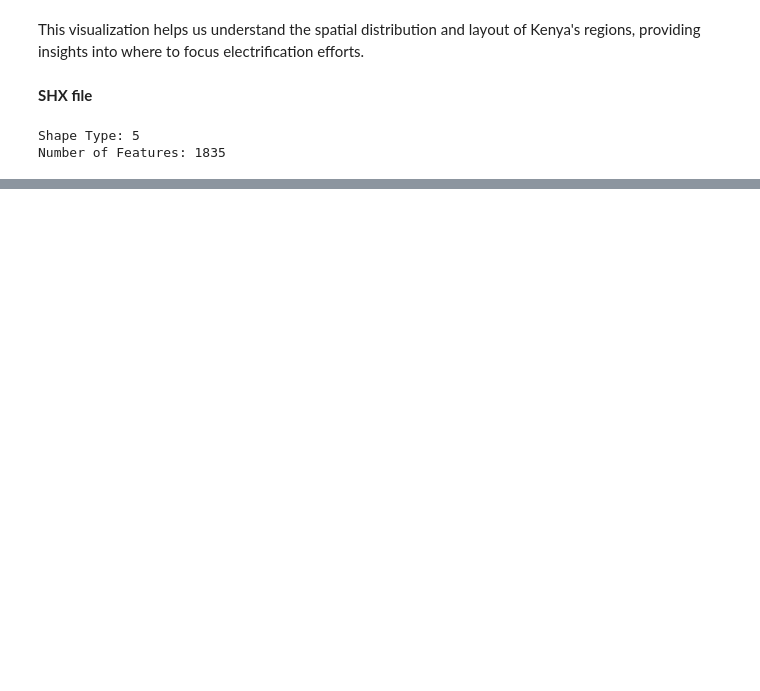
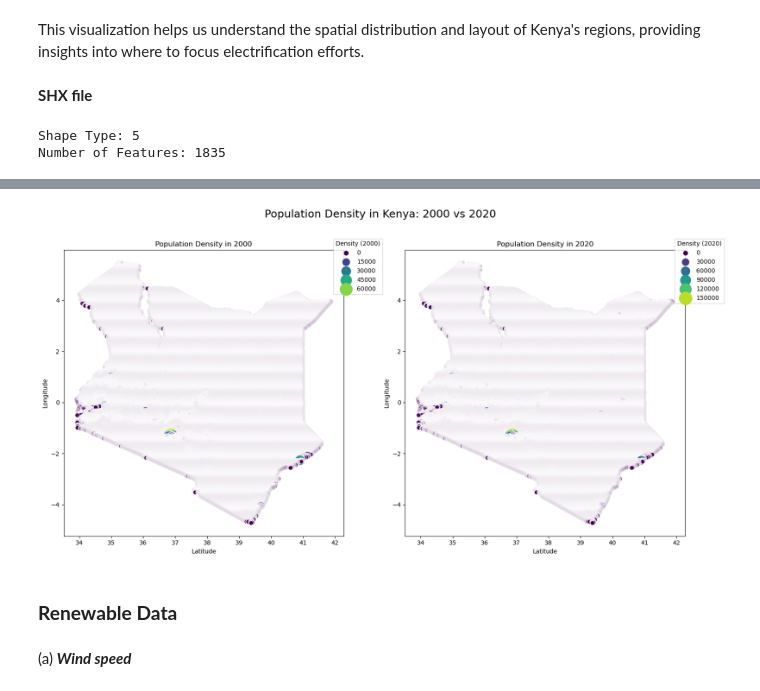
Before and after one commit to DavidGathimbaM/Energy-Access-and-Electrification-planning-in-Kenya, a Jupyter notebook: group_workbook/Victor.ipynb, the cells around one changed output, grey strips where cells are left out. Cells and saved outputs as stored; diff of their text form; code cells hidden in the pictures; blank space fills up the shorter version.

Commit message:
Data Extraction and Analysis

```diff
--- a/group_workbook/Victor.ipynb
+++ b/group_workbook/Victor.ipynb
@@ -432,0 +517,3 @@ Number of Features: 1835
+# %%
+pop_density_df = pop_density_df.fillna(pop_density_df.mode().iloc[0])
+pop_density_df.isna().sum()
@@ -432,0 +538,54 @@ Number of Features: 1835
+# %%
+import matplotlib.pyplot as plt
+import seaborn as sns
+
+# Set figure size and background color for better contrast
+plt.figure(figsize=(16, 8), facecolor='white')
+
+# Use a high-contrast color palette
+cmap = 'viridis'  # A palette that offers high contrast between colors
+
+# Plot for 2000
+plt.subplot(1, 2, 1)
+sns.scatterplot(
+    data=pop_density_df,
+    x='Latitude',
+    y='Longitude',
+    hue='2000',
+    palette=cmap,
+    size='2000',
+    sizes=(50, 500),  # Further increase size range
+    alpha=0.9  # Reduce transparency for better visibility
+)
+plt.title('Population Density in 2000')
+plt.xlabel('Latitude')
+plt.ylabel('Longitude')
+plt.legend(title='Density (2000)', loc='upper right', bbox_to_anchor=(1.15, 1.05))
+
+# Plot for 2020
+plt.subplot(1, 2, 2)
+sns.scatterplot(
+    data=pop_density_df,
+    x='Latitude',
+    y='Longitude',
+    hue='2020',
+    palette=cmap,
+    size='2020',
+    sizes=(50, 500),
+    alpha=0.9
+)
+plt.title('Population Density in 2020')
+plt.xlabel('Latitude')
+plt.ylabel('Longitude')
+plt.legend(title='Density (2020)', loc='upper right', bbox_to_anchor=(1.15, 1.05))
+
+# Global plot adjustments
+plt.suptitle('Population Density in Kenya: 2000 vs 2020', y=1.02, fontsize=18)
+plt.tight_layout()
+plt.show()
+# %% [output]
+[figure, added]
+# %% [markdown]
+### **Renewable Data**
+# %% [markdown]
+(a) ***Wind speed***
```
Also changed, not shown: parts of 18 cells of this notebook.
